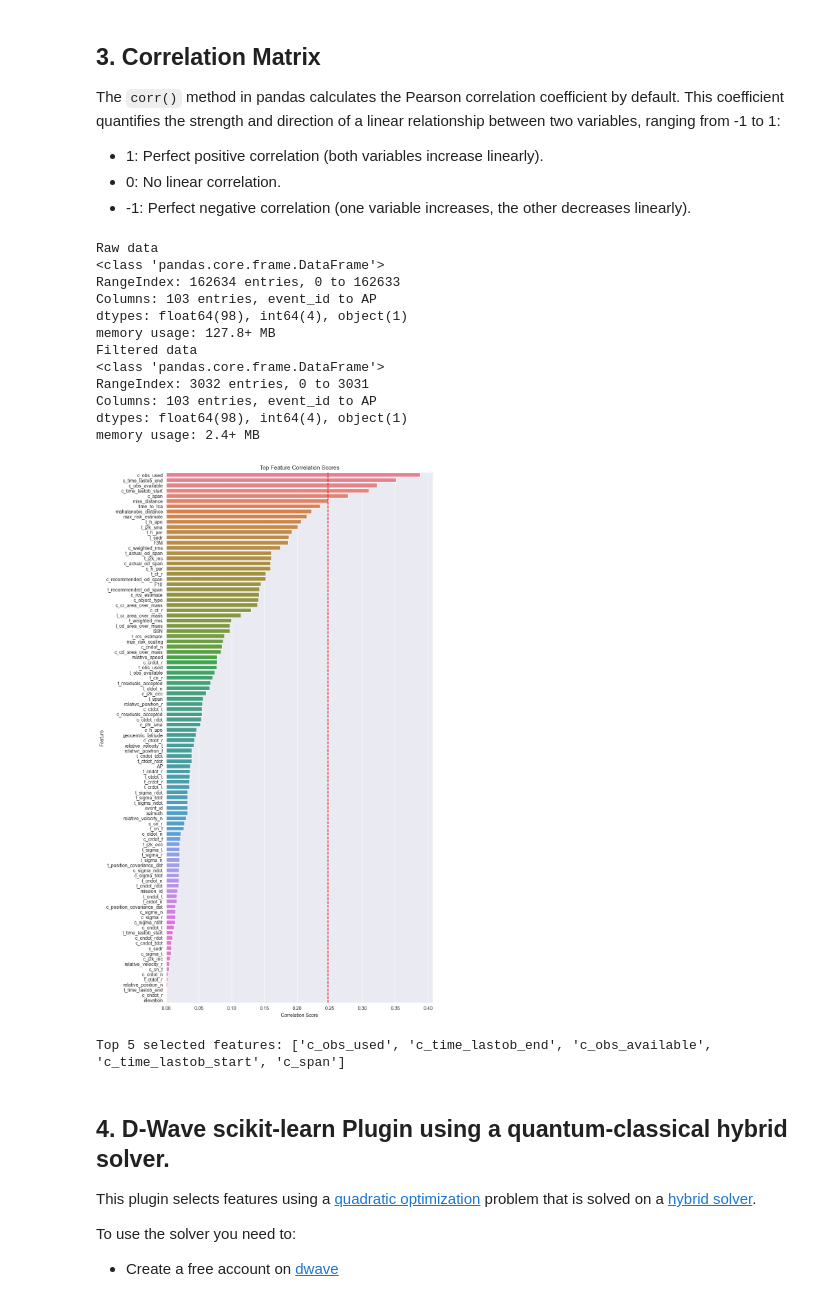
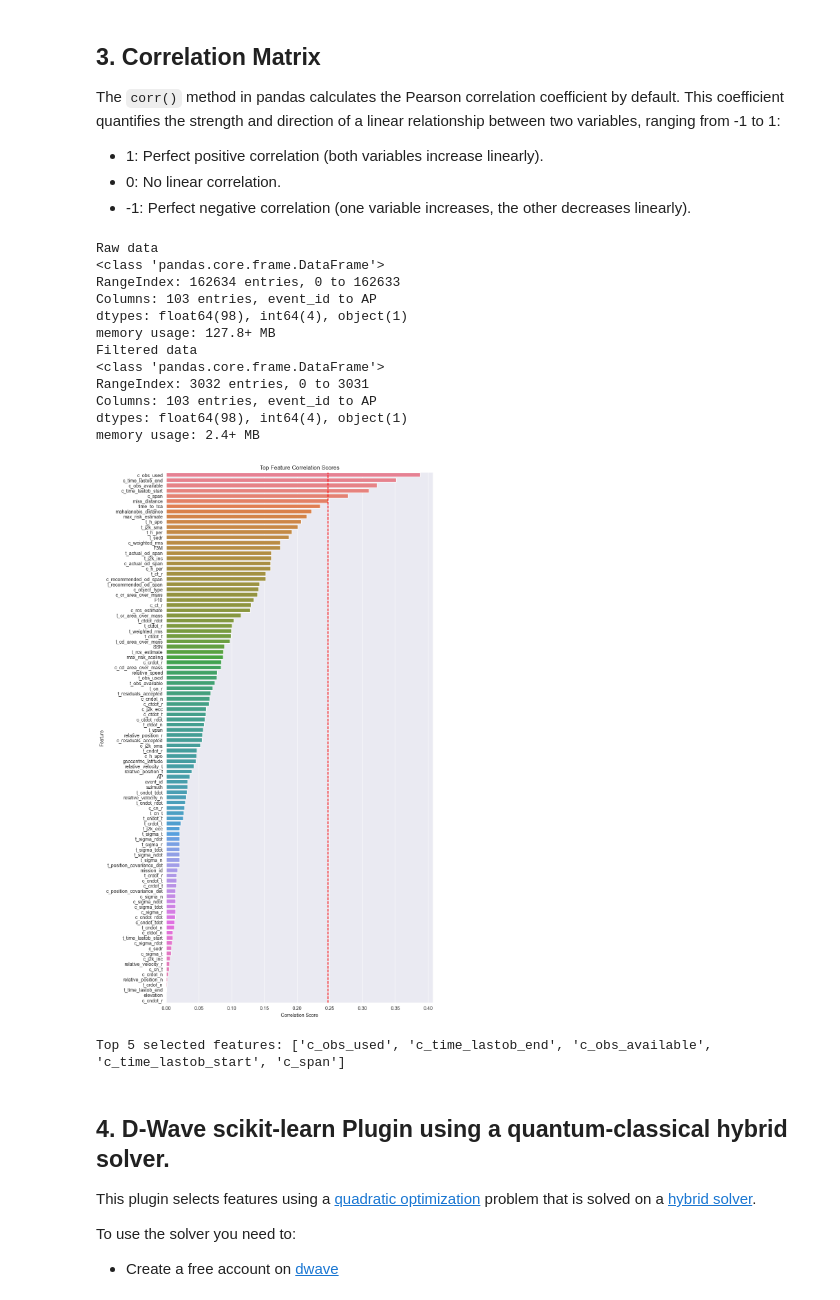
Before and after one commit to freddida/MLProject, a Jupyter notebook: notebooks/engineering/feature_selection_with_nan.ipynb, the cells around one changed output. Drawn from its saved outputs; the diff is of its cells as text; code cells hidden in the pictures.

```diff
--- a/notebooks/engineering/feature_selection_with_nan.ipynb
+++ b/notebooks/engineering/feature_selection_with_nan.ipynb
@@ -190,11 +278,20 @@ This coefficient quantifies the strength and direction of a linear relationship
 df = load_data()
 df_filtered = filter_data(df)
 
-# Label encode a specific categorical column ("c_object_type")
+# Label encode the categorical column "c_object_type"
 label_encode_column(df_filtered, "c_object_type")
+# Initialize KNNImputer
+imputer = KNNImputer(
+    n_neighbors=5, weights="uniform"
+)  # You can adjust n_neighbors as needed
+
+# Impute missing values
+df_imputed = pd.DataFrame(
+    imputer.fit_transform(df_filtered), columns=df_filtered.columns
+)
 
 # Calculate the correlation matrix for the filtered data
-correlation_matrix = df_filtered.corr()
+correlation_matrix = df_imputed.corr()
 
 # Identify features with high correlation with the target variable ("risk")
 target_correlation = correlation_matrix["risk"].abs().sort_values(ascending=False)
@@ -208,34 +305,34 @@ sns.barplot(x=best_features.values, y=best_features.index, hue=best_features.ind
 
 elbow_point = 6
 plt.axvline(
     x=best_features.iloc[elbow_point - 1],
     color="red",
     linestyle="--",
     label="Elbow Point",
 )
 
 plt.title("Top Feature Correlation Scores")
 plt.xlabel("Correlation Score")
 plt.ylabel("Feature")
 plt.show()
 
 # Select the top x features based on the elbow method
 selected_features_corr = best_features.index[: elbow_point - 1].tolist()
 print(f"Top {elbow_point - 1} selected features:", selected_features_corr)
 # %% [output]
 Raw data
 <class 'pandas.core.frame.DataFrame'>
 RangeIndex: 162634 entries, 0 to 162633
 Columns: 103 entries, event_id to AP
 dtypes: float64(98), int64(4), object(1)
 memory usage: 127.8+ MB
 Filtered data
 <class 'pandas.core.frame.DataFrame'>
 RangeIndex: 3032 entries, 0 to 3031
 Columns: 103 entries, event_id to AP
 dtypes: float64(98), int64(4), object(1)
 memory usage: 2.4+ MB
-[figure, old version]
+[figure, new version]
 Top 5 selected features: ['c_obs_used', 'c_time_lastob_end', 'c_obs_available', 'c_time_lastob_start', 'c_span']
 # %% [markdown]
 ## 4. D-Wave scikit-learn Plugin using a quantum-classical hybrid solver.
```
Also changed, not shown: parts of 6 cells of this notebook, 4 other files.
